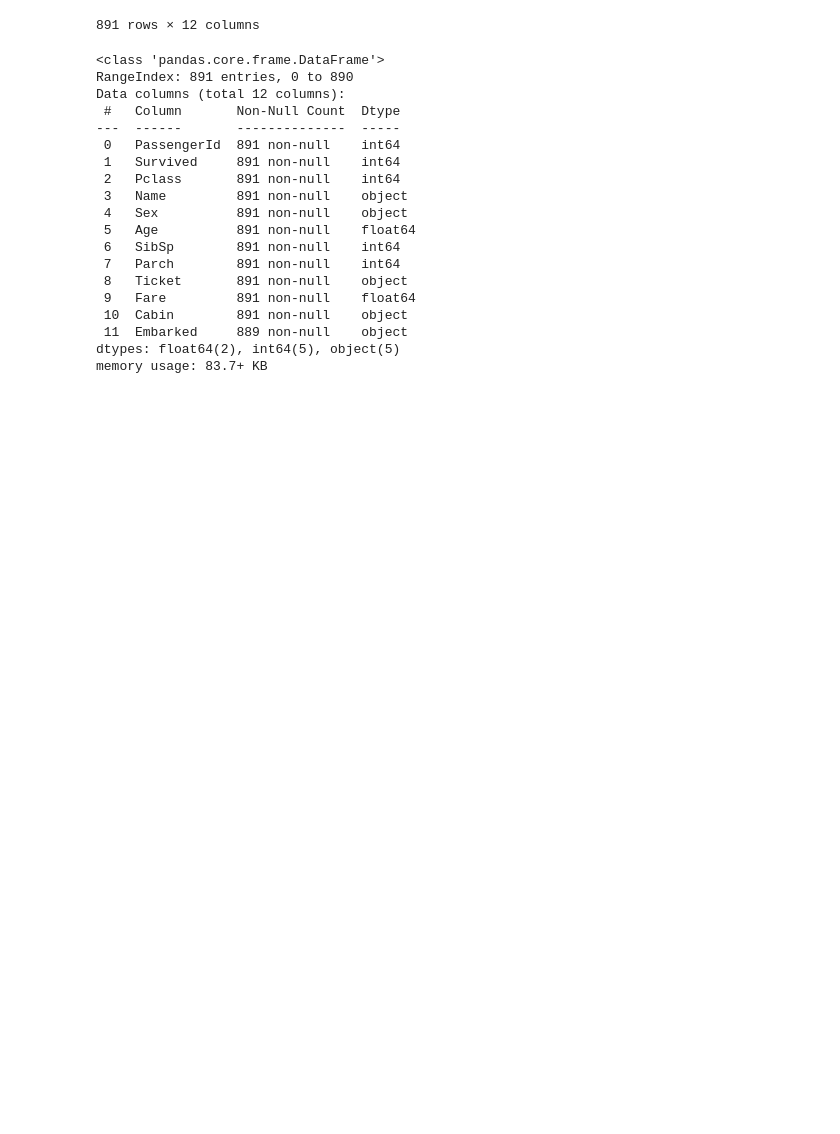
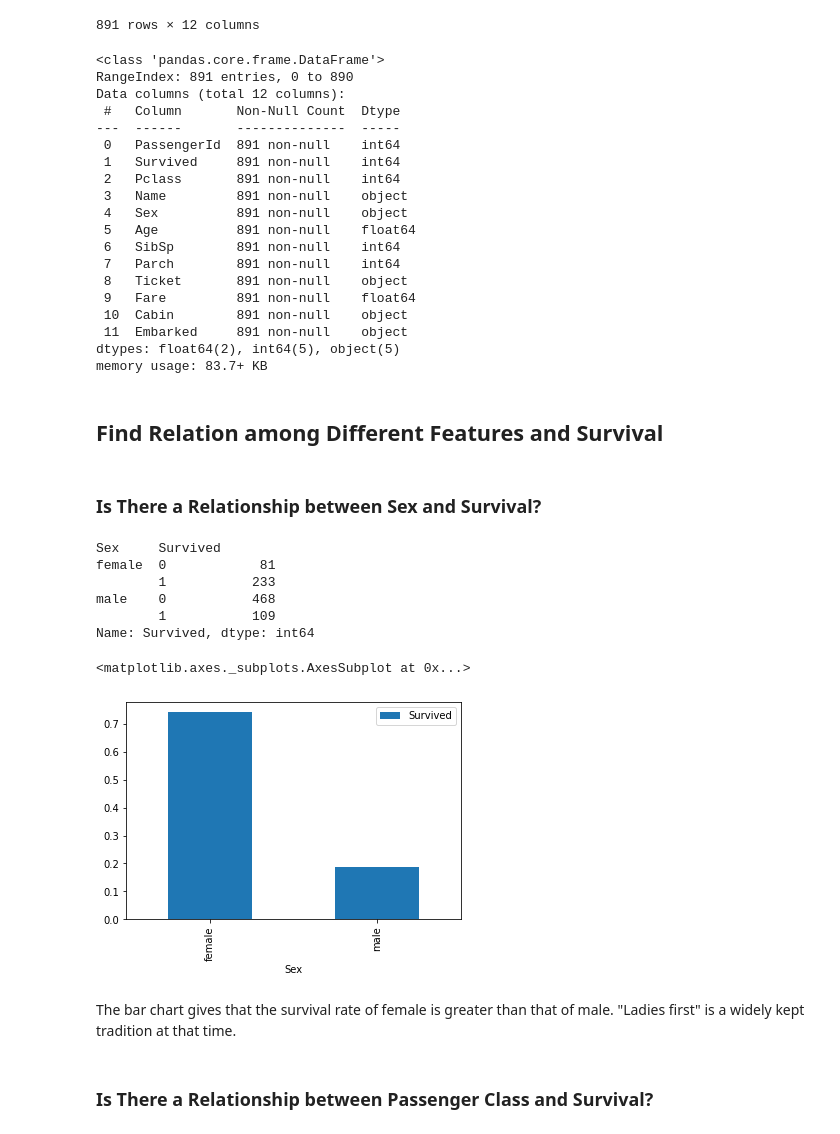
Before and after one commit to immmjack/Titanic-Survival-Prediction, a Jupyter notebook: titanic.ipynb, the cells around one changed output. Saved outputs shown, nothing was run; the diff lists cells and outputs as text; code cells hidden in the pictures; blank space fills up the shorter version.

Commit message:
start find relations

```diff
--- a/titanic.ipynb
+++ b/titanic.ipynb
@@ -107,10 +129,6 @@ Also, the places embarked for each passenger are not important points in this an
 # %%
-# Find the mode of `Embarked`
-mode = train_data['Embarked'].dropna().mode()
-mode
-
 # Fill the missing values with the mode
-train_data['Embarked'] = train_data['Embarked'].fillna(mode.astype('object'))
+train_data['Embarked'] = train_data['Embarked'].fillna('S')
 train_data
 # %% [output]
 |  | PassengerId | Survived | Pclass | Name | Sex | Age | SibSp | Parch | Ticket | Fare | ... |
@@ -185,6 +203,28 @@ Data columns (total 12 columns):
  8   Ticket       891 non-null    object
  9   Fare         891 non-null    float64
  10  Cabin        891 non-null    object
- 11  Embarked     889 non-null    object
+ 11  Embarked     891 non-null    object
 dtypes: float64(2), int64(5), object(5)
 memory usage: 83.7+ KB
+# %% [markdown]
+## Find Relation among Different Features and Survival
+# %% [markdown]
+### Is There a Relationship between Sex and Survival?
+# %%
+train_data.groupby(['Sex', 'Survived'])['Survived'].count()
+# %% [output]
+Sex     Survived
+female  0            81
+        1           233
+male    0           468
+        1           109
+Name: Survived, dtype: int64
+# %%
+train_data[['Sex', 'Survived']].groupby(['Sex']).mean().plot.bar()
+# %% [output]
+<matplotlib.axes._subplots.AxesSubplot at 0x...>
+[figure, added]
+# %% [markdown]
+The bar chart gives that the survival rate of female is greater than that of male. "Ladies first" is a widely kept tradition at that time.
+# %% [markdown]
+### Is There a Relationship between Passenger Class and Survival?
```
Also changed, not shown: parts of 10 cells of this notebook.
